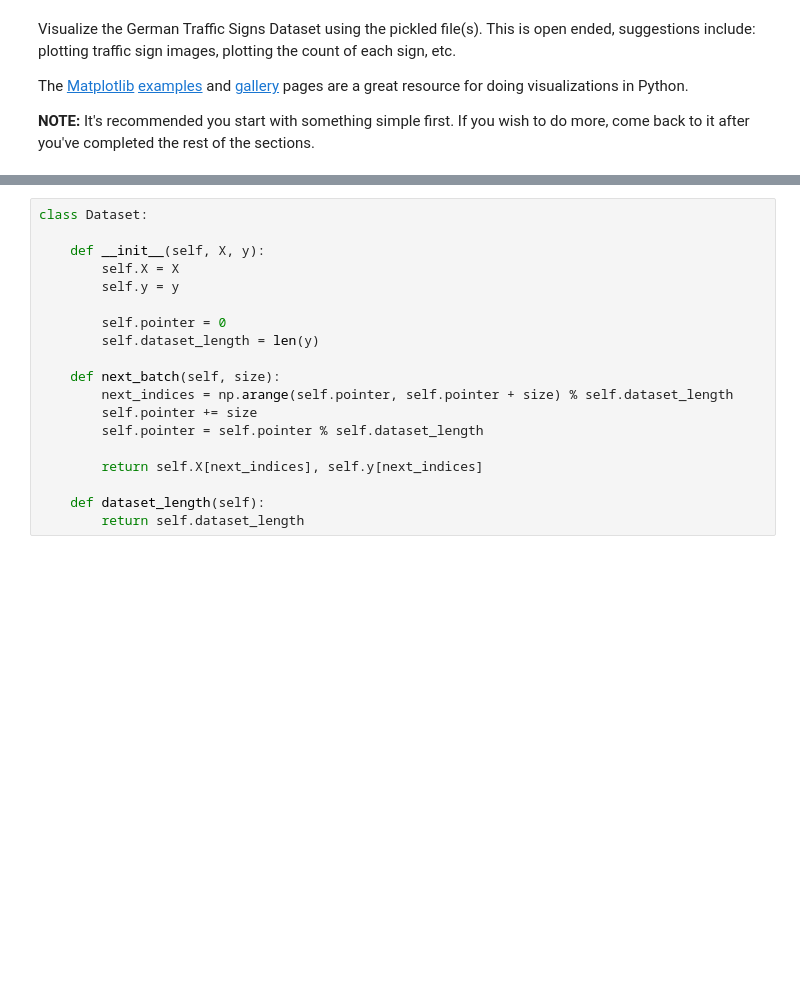
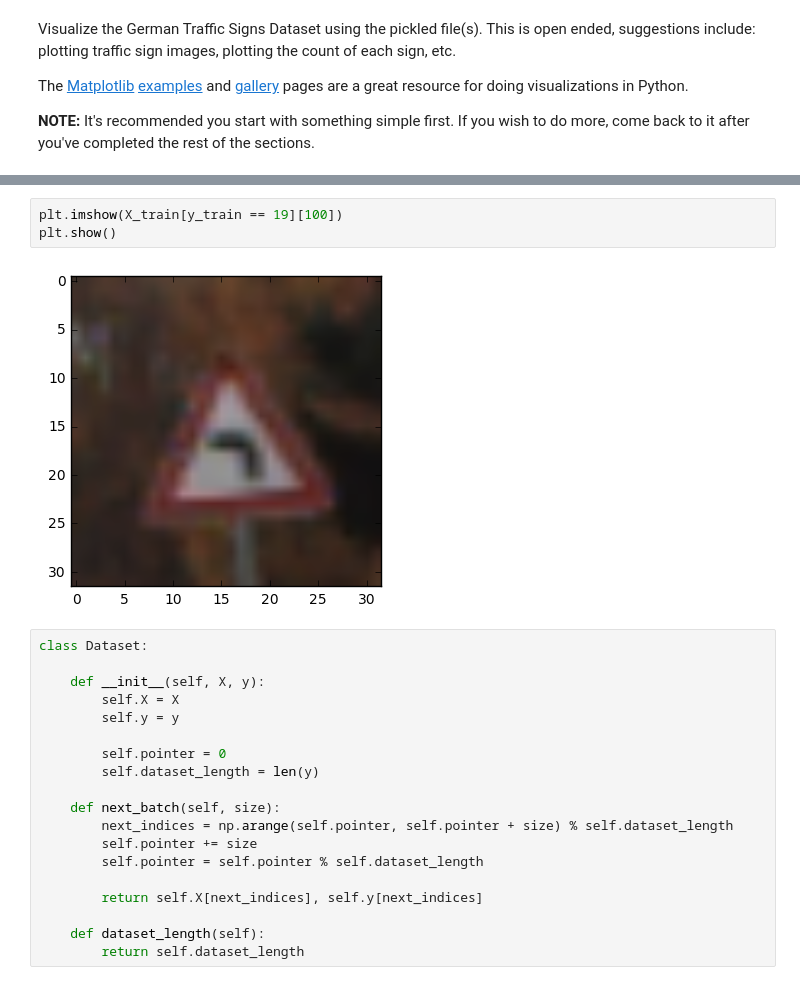
Before and after one commit to upul/Traffic-Signs, a Jupyter notebook: Traffic_Signs_Recognition.ipynb, the cells around one changed output, grey strips where cells are left out. Saved outputs shown, nothing was run; the diff lists cells and outputs as text; blank space fills up the shorter version.

```diff
--- a/Traffic_Signs_Recognition.ipynb
+++ b/Traffic_Signs_Recognition.ipynb
@@ -106,3 +344,8 @@ display_images(X_train, 5, 5)
+# %%
+plt.imshow(X_train[y_train == 19][100])
+plt.show()
+# %% [output]
+[figure, added]
 # %%
 class Dataset:
 
```
Also changed, not shown: parts of 7 cells of this notebook, 2 other files.
